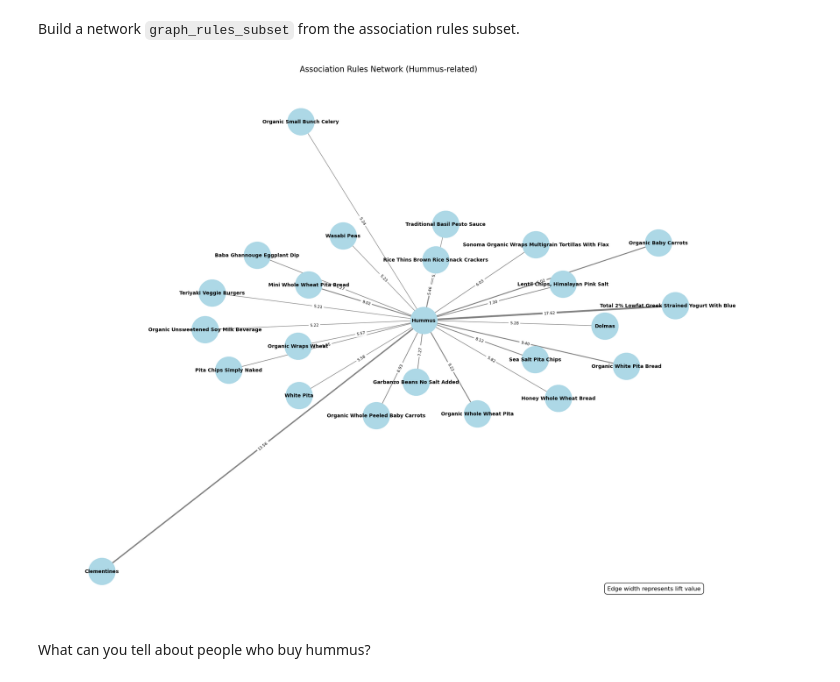
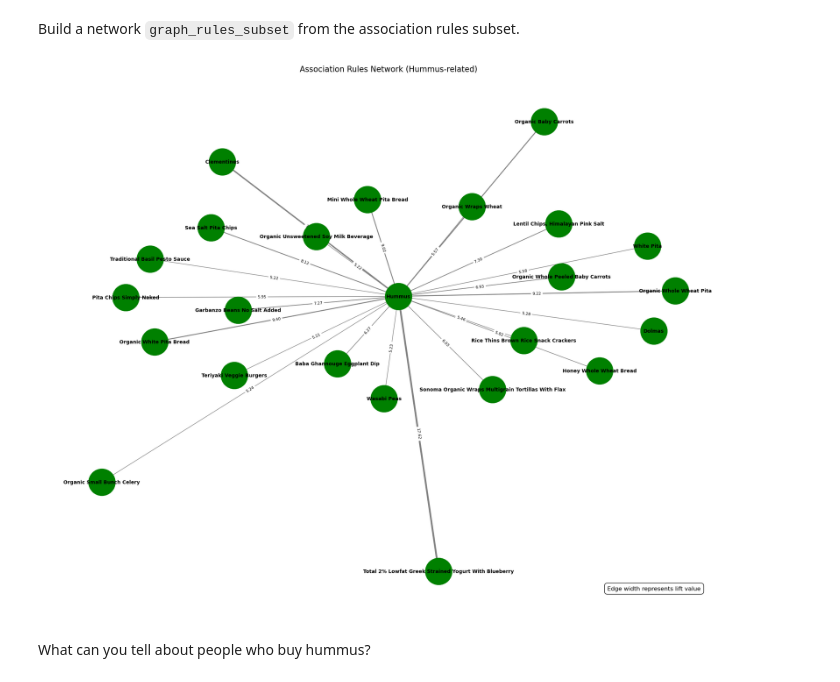
Before and after one commit to notreyreyes/my-fork-2024-fall-data-science, a Jupyter notebook: Week-05-Unsupervised-Learning/Exercise-RR.ipynb, the cells around one changed output. Saved outputs shown, nothing was run; the diff lists cells and outputs as text; code cells hidden in the pictures.

```diff
--- a/Week-05-Unsupervised-Learning/Exercise-RR.ipynb
+++ b/Week-05-Unsupervised-Learning/Exercise-RR.ipynb
@@ -208,7 +208,7 @@ plt.figure(figsize=(20, 16))
 pos = nx.spring_layout(graph_rules_subset, k=0.5, iterations=50)
 
 # Draw the nodes
-nx.draw_networkx_nodes(graph_rules_subset, pos, node_size=3000, node_color='lightblue')
+nx.draw_networkx_nodes(graph_rules_subset, pos, node_size=3000, node_color='green')
 
 # Draw the edges
 edges = nx.draw_networkx_edges(
@@ -226,34 +226,34 @@ nx.draw_networkx_edge_labels(
     graph_rules_subset,
     pos,
     edge_labels={(u, v): f"{d['lift']:.2f}" for (u, v, d) in graph_rules_subset.edges(data=True)},
     font_size=8
 )
 
 # Draw the node labels
 nx.draw_networkx_labels(graph_rules_subset, pos, font_size=10, font_weight='bold')
 
 # Remove axis
 plt.axis('off')
 
 # Add a title
 plt.title("Association Rules Network (Hummus-related)", fontsize=16)
 
 # Add a legend
 plt.text(
     0.95, 0.05,
     "Edge width represents lift value",
     horizontalalignment='right',
     verticalalignment='bottom',
     transform=plt.gca().transAxes,
     fontsize=12,
     bbox=dict(facecolor='white', edgecolor='black', boxstyle='round,pad=0.5')
 )
 
 # Show the plot
 plt.tight_layout()
 plt.show()
 # %% [output]
-[figure, old version]
+[figure, new version]
 # %% [markdown]
 What can you tell about people who buy hummus?
 # %% [markdown]
```
Also changed, not shown: 2 other files.
